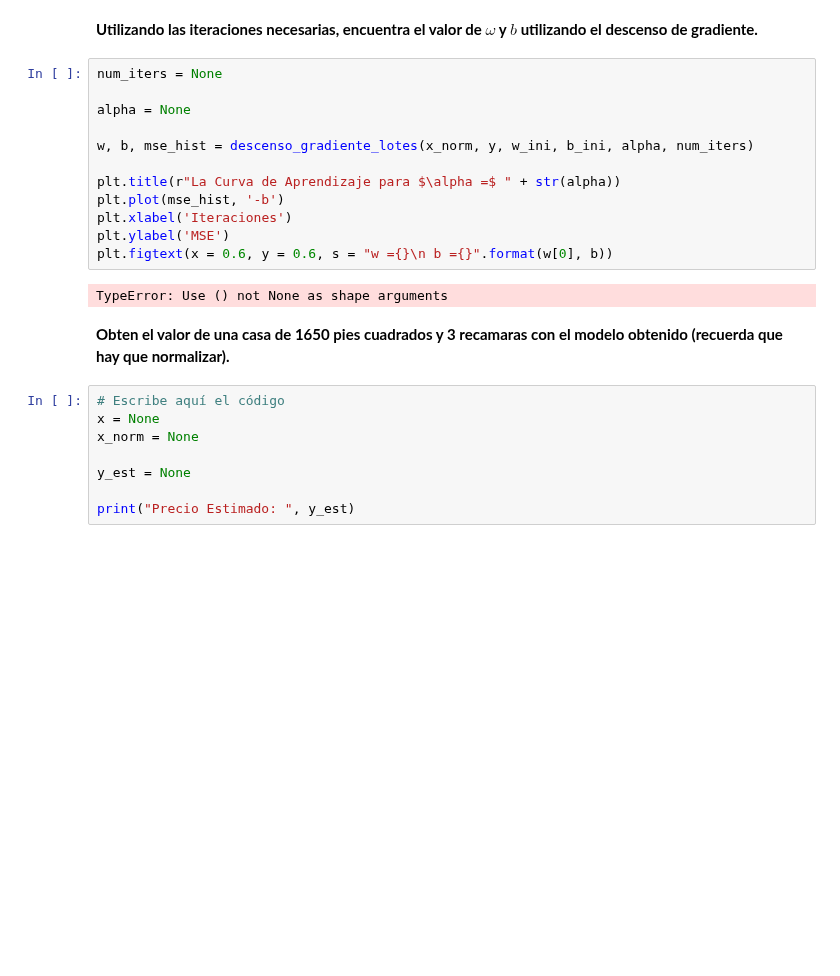
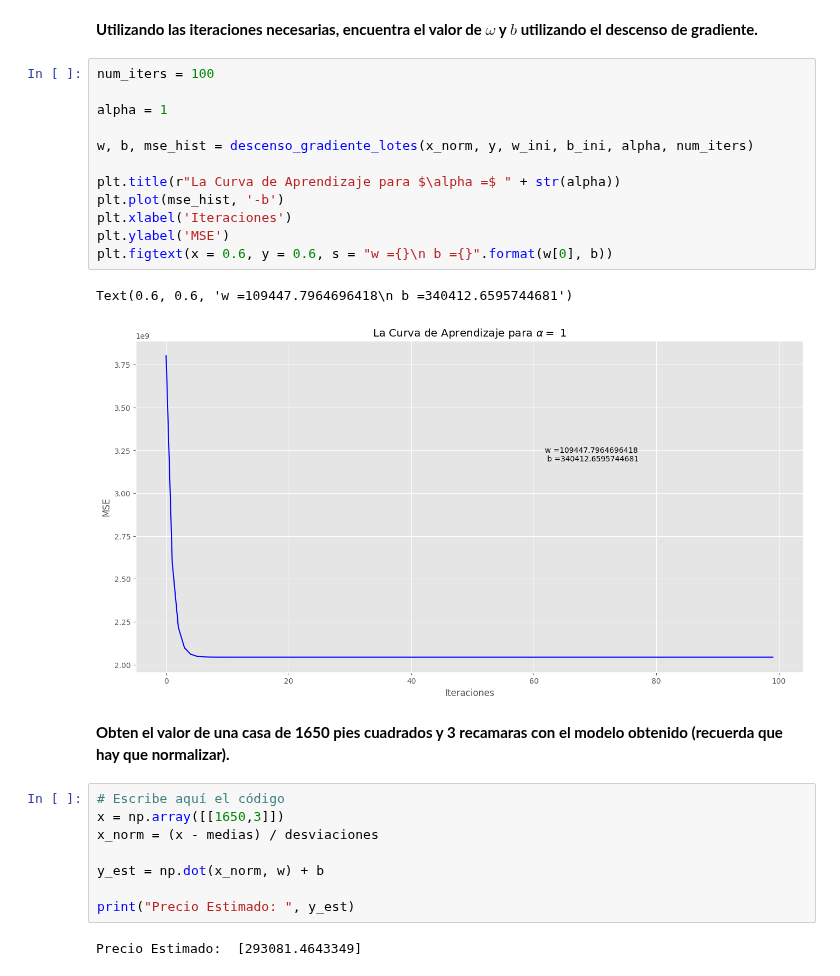
Before and after one commit to KarolBurrola/2-Aprendizaje-2026, a Jupyter notebook: reg_lineal.ipynb, the cells around one changed output. Drawn from its saved outputs; the diff is of its cells as text; blank space fills up the shorter version.

```diff
--- a/reg_lineal.ipynb
+++ b/reg_lineal.ipynb
@@ -372,26 +372,29 @@ Elijo "alpha = 1", ya que, es la curva que muestra la convergencia más rápida
 # %% [markdown]
 **Utilizando las iteraciones necesarias, encuentra el valor de $\omega$ y $b$ utilizando el descenso de gradiente.**
 # %%
-num_iters = None
+num_iters = 100
 
-alpha = None
+alpha = 1
 
 w, b, mse_hist = descenso_gradiente_lotes(x_norm, y, w_ini, b_ini, alpha, num_iters)
 
 plt.title(r"La Curva de Aprendizaje para $\alpha =$ " + str(alpha))
 plt.plot(mse_hist, '-b')
 plt.xlabel('Iteraciones')
 plt.ylabel('MSE')
 plt.figtext(x = 0.6, y = 0.6, s = "w ={}\n b ={}".format(w[0], b))
 # %% [output]
-TypeError: Use () not None as shape arguments
+Text(0.6, 0.6, 'w =109447.7964696418\n b =340412.6595744681')
+[figure, added]
 # %% [markdown]
 **Obten el valor de una casa de 1650 pies cuadrados y 3 recamaras con el modelo obtenido (recuerda que hay que normalizar).**
 # %%
 # Escribe aquí el código
-x = None
-x_norm = None
+x = np.array([[1650,3]])
+x_norm = (x - medias) / desviaciones
 
-y_est = None
+y_est = np.dot(x_norm, w) + b
 
 print("Precio Estimado: ", y_est)
+# %% [output]
+Precio Estimado:  [293081.4643349]
```
